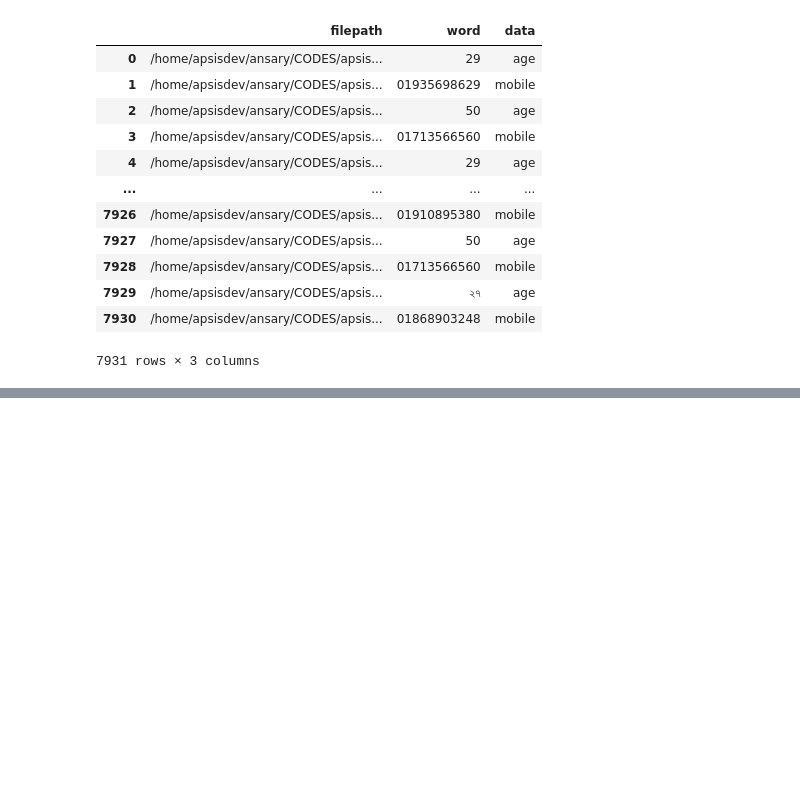
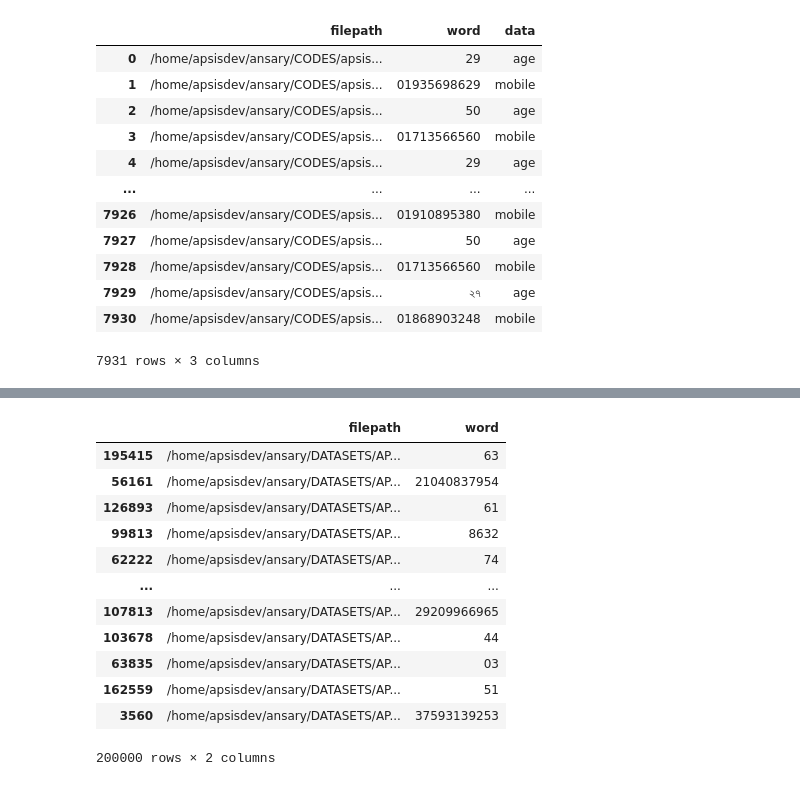
Before and after one commit to mnansary/apsis-cdr-ocr, a Jupyter notebook: notebooks/number_synth.ipynb, the cells around one changed output, grey strips where cells are left out. Drawn from its saved outputs; the diff is of its cells as text; code cells hidden in the pictures; blank space fills up the shorter version.

Commit message:
dataset dep clear

```diff
--- a/notebooks/number_synth.ipynb
+++ b/notebooks/number_synth.ipynb
@@ -257 +257,25 @@ df
 200000 rows × 2 columns
+# %%
+# convert labels
+def change_labels(x):
+    bnn=['০', '১', '২', '৩', '৪', '৫', '৬', '৭', '৮', '৯']
+    x=str(x)
+    for b in bnn:
+        x=x.replace(b,str(bnn.index(b)))
+    return x
+df.word=df.word.progress_apply(lambda x:change_labels(x))
+df
+# %% [output]
+|  | filepath | word |
+| 195415 | /home/apsisdev/ansary/DATASETS/AP... | 63 |
+| 56161 | /home/apsisdev/ansary/DATASETS/AP... | 21040837954 |
+| 126893 | /home/apsisdev/ansary/DATASETS/AP... | 61 |
+| 99813 | /home/apsisdev/ansary/DATASETS/AP... | 8632 |
+| 62222 | /home/apsisdev/ansary/DATASETS/AP... | 74 |
+| ... | ... | ... |
+| 107813 | /home/apsisdev/ansary/DATASETS/AP... | 29209966965 |
+| 103678 | /home/apsisdev/ansary/DATASETS/AP... | 44 |
+| 63835 | /home/apsisdev/ansary/DATASETS/AP... | 03 |
+| 162559 | /home/apsisdev/ansary/DATASETS/AP... | 51 |
+| 3560 | /home/apsisdev/ansary/DATASETS/AP... | 37593139253 |
+200000 rows × 2 columns
```
Also changed, not shown: parts of 3 cells of this notebook, 9 other files.
